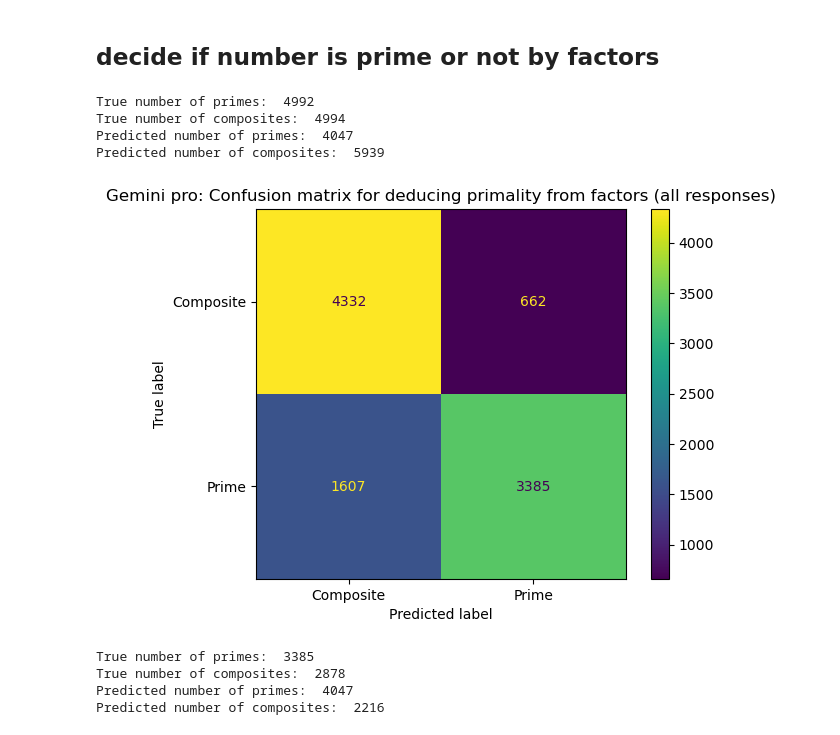
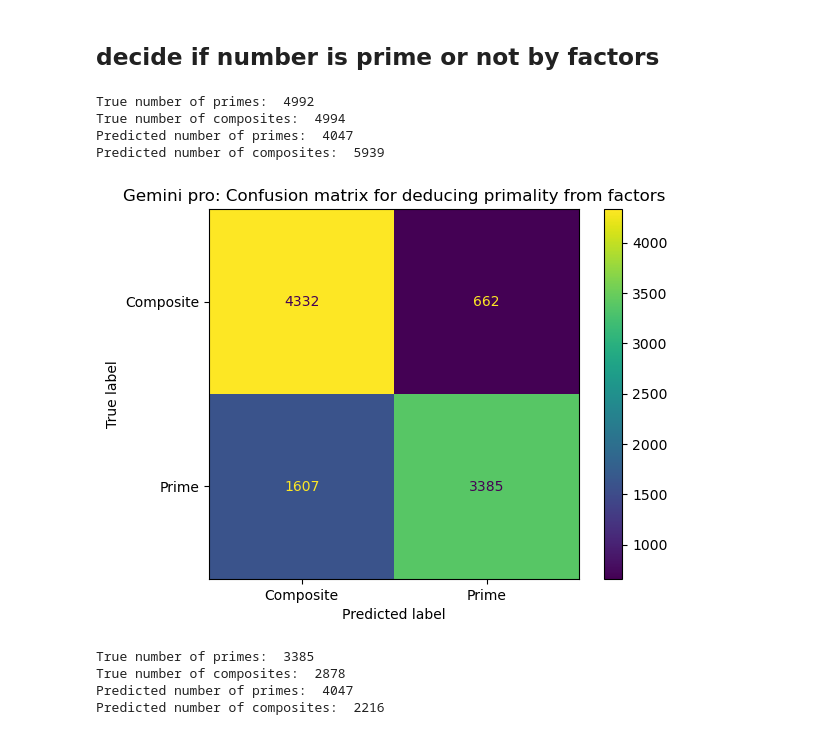
Before and after one commit to rushikeshpawar22581/NLP_project_EssentialNumberPropertiesForLMs, a Jupyter notebook: code/gemini_pro/eval_gemini_factors.ipynb, the cells around one changed output. Cells and saved outputs as stored; diff of their text form; code cells hidden in the pictures.

Commit message:
rename title conf mat factors

```diff
--- a/code/gemini_pro/eval_gemini_factors.ipynb
+++ b/code/gemini_pro/eval_gemini_factors.ipynb
@@ -79,34 +79,34 @@ wrong_examples[np.random.randint(0,len(wrong_examples))]
 # %%
 # using all responses
 y_true_factor_all_resp = []
 y_pred_factor_all_resp = []
 
 for num,factors in responses:
     if num in primes:
         y_true_factor_all_resp.append(1)
     elif num in composites:
         y_true_factor_all_resp.append(0)
     else:
         print("Number not found in test data: ",num)
 
     if len(factors) == 2 and 1 in factors and num in factors:
         y_pred_factor_all_resp.append(1)
     else:
         y_pred_factor_all_resp.append(0)
 
 print("True number of primes: ",np.sum(y_true_factor_all_resp))
 print("True number of composites: ",len(y_true_factor_all_resp)-np.sum(y_true_factor_all_resp))
 
 print("Predicted number of primes: ",np.sum(y_pred_factor_all_resp))
 print("Predicted number of composites: ",len(y_pred_factor_all_resp)-np.sum(y_pred_factor_all_resp))
 
-plot_conf_mat(y_true_factor_all_resp,y_pred_factor_all_resp,"Gemini pro: Confusion matrix for deducing primality from factors (all responses)","gemini_response/plots/confusion_matrix_primality_from_factors_all_responses.png")
+plot_conf_mat(y_true_factor_all_resp,y_pred_factor_all_resp,"Gemini pro: Confusion matrix for deducing primality from factors","gemini_response/plots/confusion_matrix_primality_from_factors.png")
 # %% [output]
 True number of primes:  4992
 True number of composites:  4994
 Predicted number of primes:  4047
 Predicted number of composites:  5939
-[figure, old version]
+[figure, new version]
 # %%
 # using only correct responses
 y_true_factor_correct_resp = []
```
Also changed, not shown: parts of 1 cell of this notebook, 1 other file.
